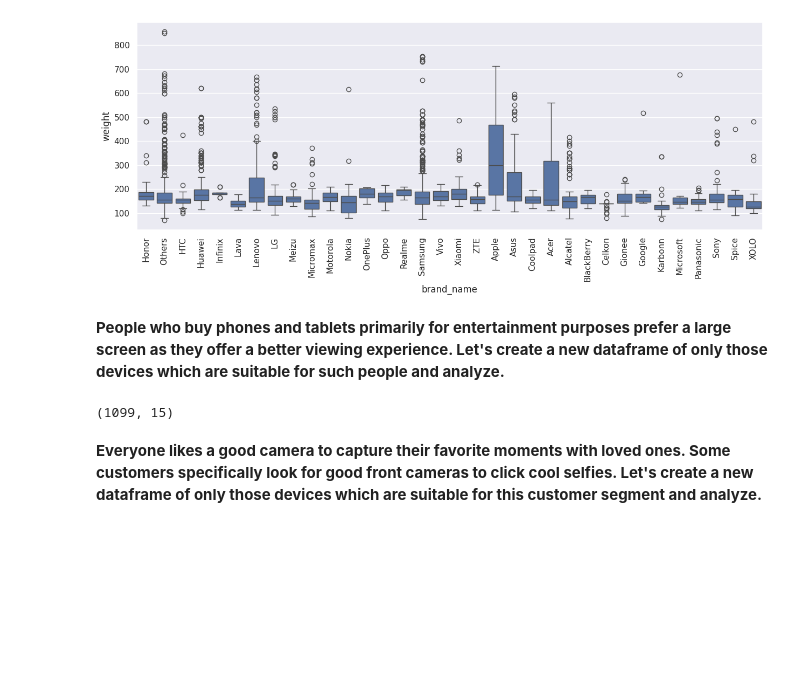
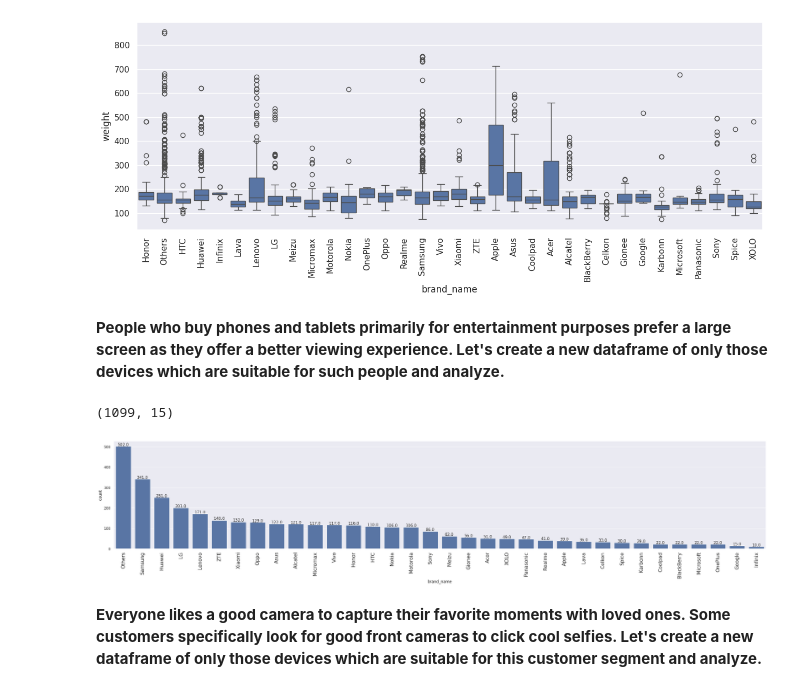
Before and after one commit to erika024/data-science, a Jupyter notebook: SLF_Project_LearnerNotebook_LowCode.ipynb, the cells around one changed output. Saved outputs shown, nothing was run; the diff lists cells and outputs as text; code cells hidden in the pictures; blank space fills up the shorter version.

```diff
--- a/SLF_Project_LearnerNotebook_LowCode.ipynb
+++ b/SLF_Project_LearnerNotebook_LowCode.ipynb
@@ -422,7 +422,9 @@ df_large_screen.shape
 # %% [output]
 (1099, 15)
 # %%
-labeled_barplot('_______') ## Complete the code to create labeled_barplot for 'brand_name' in large screen dataframe
+labeled_barplot(df, 'brand_name') ## Complete the code to create labeled_barplot for 'brand_name' in large screen dataframe
+# %% [output]
+[figure, added]
 # %% [markdown]
 **Everyone likes a good camera to capture their favorite moments with loved ones. Some customers specifically look for good front cameras to click cool selfies. Let's create a new dataframe of only those devices which are suitable for this customer segment and analyze.**
 # %%
```
Also changed, not shown: parts of 15 cells of this notebook.
